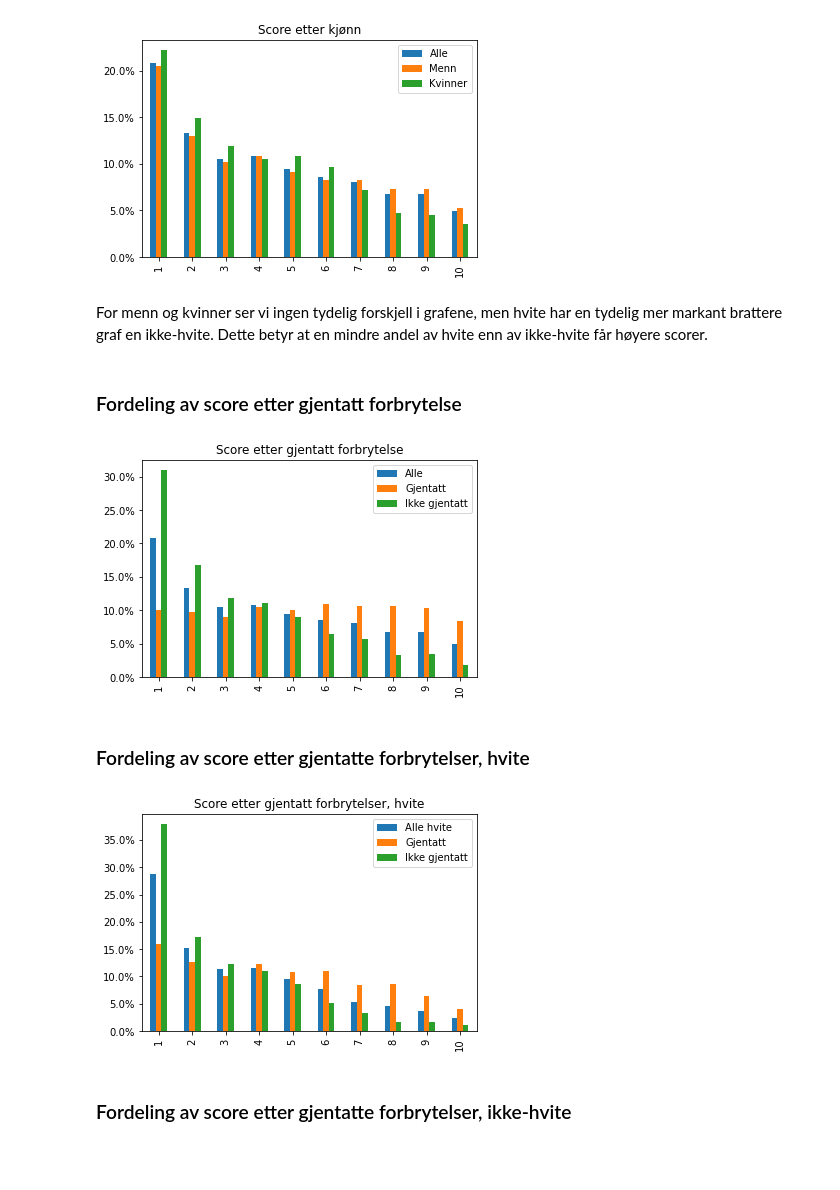
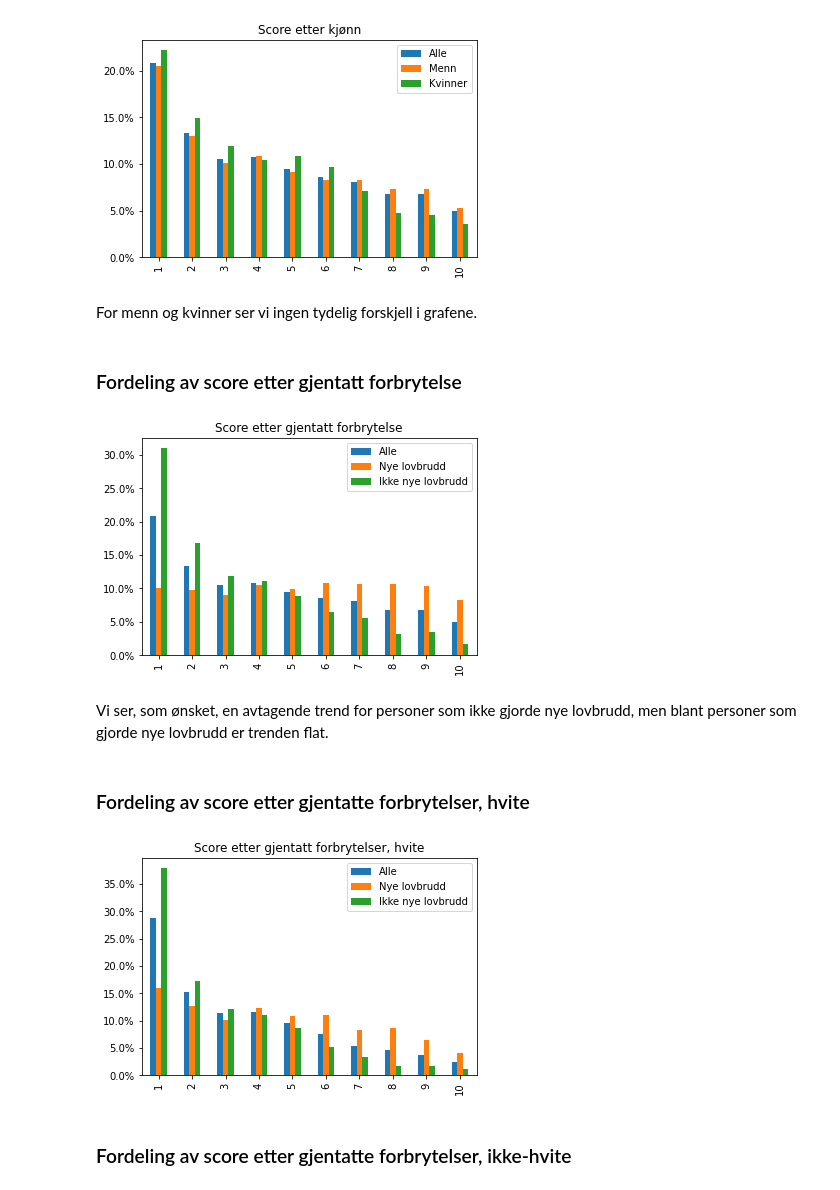
Before and after one commit to irisbore/hon2200-gr2, a Jupyter notebook: report/report.ipynb, the cells around one changed output. Cells and saved outputs as stored; diff of their text form; code cells hidden in the pictures; blank space fills up the shorter version.

```diff
--- a/report/report.ipynb
+++ b/report/report.ipynb
@@ -109,21 +113,23 @@ Ser at de hvite stolpene har en tilnærmet eksponesiell hellning mot venstre, de
 plot_score_dist(df, "Score etter kjønn", df.sex == 'Male', "Menn", "Kvinner")
 # %% [output]
 [figure]
-# %% [markdown]
-For menn og kvinner ser vi ingen tydelig forskjell i grafene, men hvite har en tydelig mer markant brattere graf en ikke-hvite. Dette betyr at en mindre andel av hvite enn av ikke-hvite får høyere scorer.
+# %% [markdown]
+For menn og kvinner ser vi ingen tydelig forskjell i grafene.
 # %% [markdown]
 ### Fordeling av score etter gjentatt forbrytelse
 # %%
-plot_score_dist(df, "Score etter gjentatt forbrytelse", df.actual, "Gjentatt", "Ikke gjentatt")
+plot_score_dist(df, "Score etter gjentatt forbrytelse", df.actual, "Nye lovbrudd", "Ikke nye lovbrudd")
 # %% [output]
-[figure, old version]
+[figure, new version]
+# %% [markdown]
+Vi ser, som ønsket, en avtagende trend for personer som ikke gjorde nye lovbrudd, men blant personer som gjorde nye lovbrudd er trenden flat.
 # %% [markdown]
 ### Fordeling av score etter gjentatte forbrytelser, hvite
 # %%
 df_white = df[df.white]
-plot_score_dist(df_white, "Score etter gjentatt forbrytelser, hvite", df_white.actual, "Gjentatt", "Ikke gjentatt", "Alle hvite")
+plot_score_dist(df_white, "Score etter gjentatt forbrytelser, hvite", df_white.actual, "Nye lovbrudd", "Ikke nye lovbrudd")
 # %% [output]
-[figure, old version]
+[figure, new version]
 # %% [markdown]
 ### Fordeling av score etter gjentatte forbrytelser, ikke-hvite
 # %%
```
Also changed, not shown: parts of 24 cells of this notebook.
